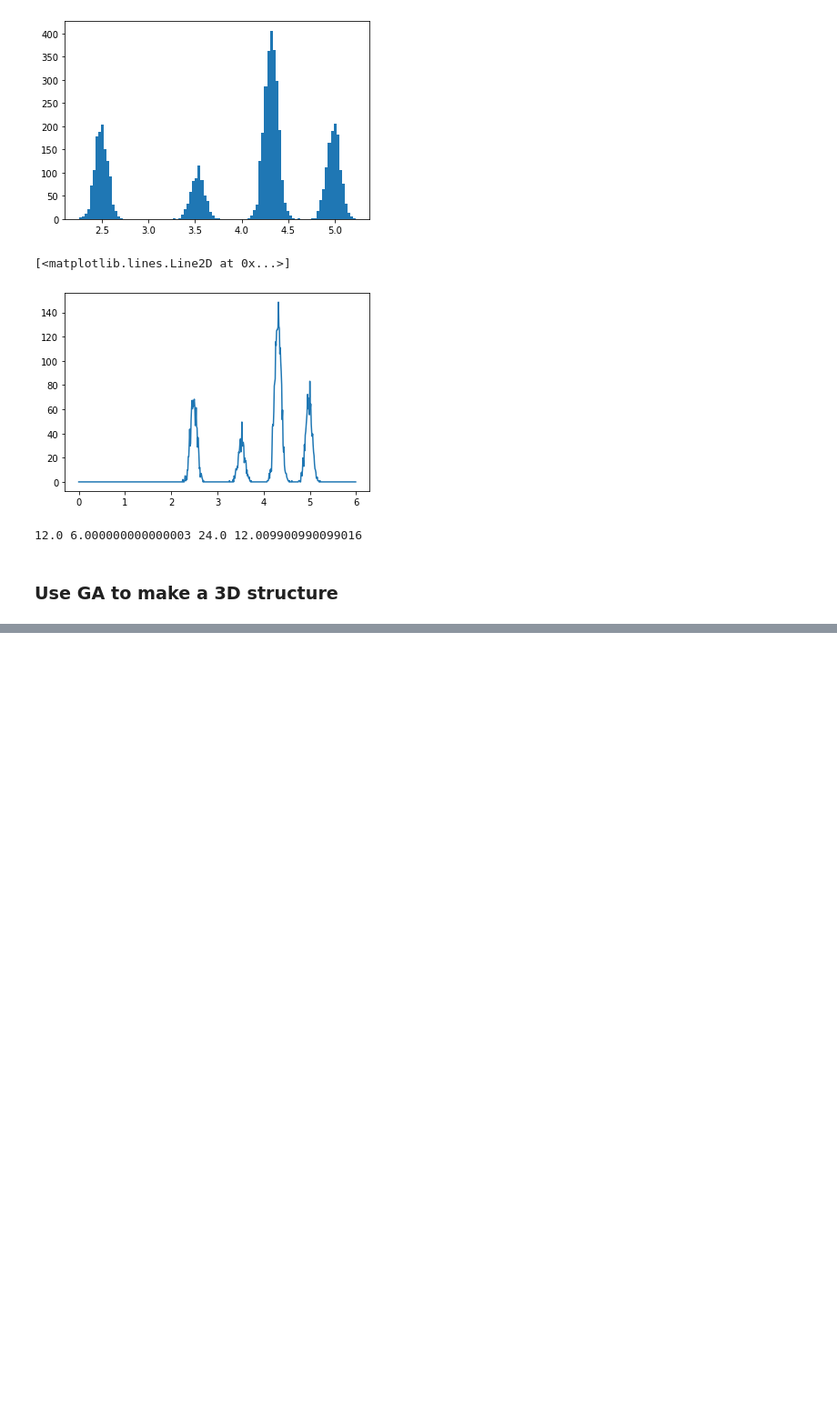
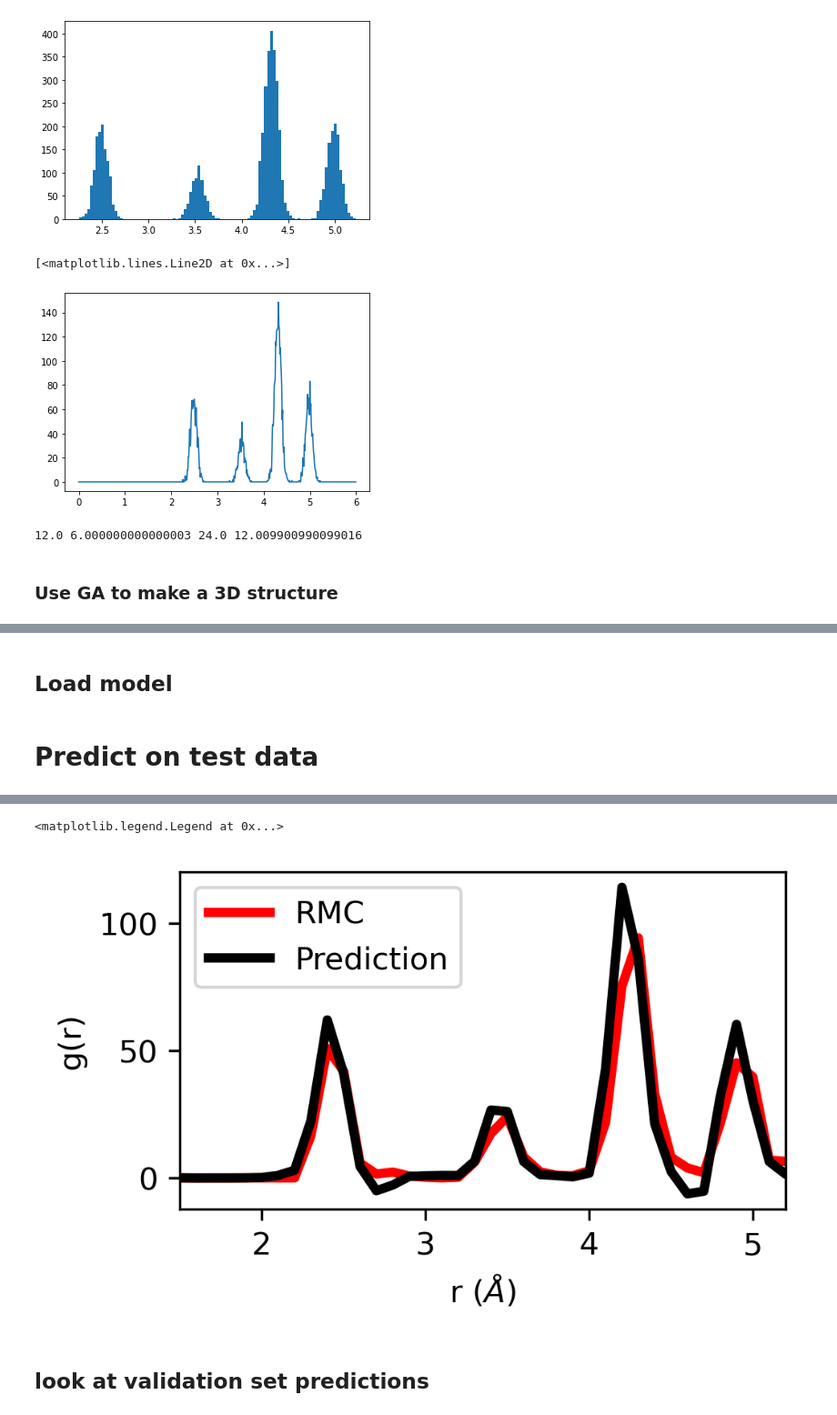
Before and after one commit to nmarcella/Xron, a Jupyter notebook: Objective_training/Ni_Bulk.ipynb, the cells around one changed output, grey strips where cells are left out. Shown at 91% size. Drawn from its saved outputs; the diff is of its cells as text; code cells hidden in the pictures; blank space fills up the shorter version.

```diff
--- a/Objective_training/Ni_Bulk.ipynb
+++ b/Objective_training/Ni_Bulk.ipynb
@@ -414,0 +973,4 @@ write_xyz_file('.\\Data_Ni_Bulk\\GA\\Ni_Bulk.xyz',  np.concatenate((np.array([[0
+# %%
+# load the data
+x_test_rs = pickle.load(open('.\\Data_Ni_Bulk\\NN\\Training_Data\\x_test_rs.pkl', 'rb'))
+y_test = pickle.load(open('.\\Data_Ni_Bulk\\NN\\Training_Data\\y_test.pkl', 'rb'))
@@ -414,0 +979,3 @@ write_xyz_file('.\\Data_Ni_Bulk\\GA\\Ni_Bulk.xyz',  np.concatenate((np.array([[0
+# %%
+exafs_RMC = pickle.load(open(".\\Data_Ni_Bulk\\NN\Test_Data\\exafs_RMC.pkl", 'rb'))
+rdf_RMC = pickle.load(open(".\\Data_Ni_Bulk\\NN\Test_Data\\rdf_RMC.pkl", 'rb'))
@@ -414,0 +984,16 @@ write_xyz_file('.\\Data_Ni_Bulk\\GA\\Ni_Bulk.xyz',  np.concatenate((np.array([[0
+# %%
+mean_data=np.array([kspace,exafs_RMC]).T
+kstep=0.05
+nfft=2048
+rmax_out=8
+rstep = pi/(kstep*nfft)
+irmax = int(min(nfft/2, 1.01 + rmax_out/rstep))
+r= rstep * arange(irmax)
+chi_data, window = xftf_prep(mean_data.transpose()[0], mean_data.transpose()[1], kmin=2, kmax=12, kweight=0, window='kaiser')
+fftdata=xftf_fast(chi_data*window)
+q_space = np.arange(2, 12, kstep)
+rmc_chi_r= sqrt(fftdata.real**2 + fftdata.imag**2)[:irmax]
+output = xftr(r=r[:irmax], chir=fftdata, rmin=1, rmax=6, with_phase=False, qmax_out=12, rw=0, window='kaiser', nfft=2048, kstep=0.05)
+rmc_q = output["q"]
+rmc_chi_q = output["chiq_re"]
+rmc_chi_q_rs = intpol(np.array([rmc_q,rmc_chi_q]).T, kspace).reshape(1,201,1)
@@ -414,0 +1172,18 @@ write_xyz_file('.\\Data_Ni_Bulk\\GA\\Ni_Bulk.xyz',  np.concatenate((np.array([[0
+# %% [markdown]
+## Load model
+# %%
+model = keras.models.load_model(".\\Data_Ni_Bulk\\NN\\Model\\model")
+# %% [markdown]
+# Predict on test data
+# %%
+prediction = model.predict(rmc_chi_q_rs).reshape(-1,1)
+
+fig, ax = plt.subplots(figsize=(3.5,2), dpi=300)
+
+plt.plot(rmesh[15:55], rdf_RMC[15:55], color="red", linewidth=3, label="RMC")
+plt.plot(rmesh[15:55], prediction.reshape(-1), color="black", linewidth=3, label="Prediction")
+plt.xlim(1.5,5.2)
+plt.xlabel("r ($\AA$)")
+plt.ylabel("g(r)")
+plt.legend()
+# %% [output]
@@ -414,0 +1191,4 @@ write_xyz_file('.\\Data_Ni_Bulk\\GA\\Ni_Bulk.xyz',  np.concatenate((np.array([[0
+<matplotlib.legend.Legend at 0x...>
+[figure, added]
+# %% [markdown]
+## look at validation set predictions
```
Also changed, not shown: parts of 27 cells of this notebook, 19 other files.
